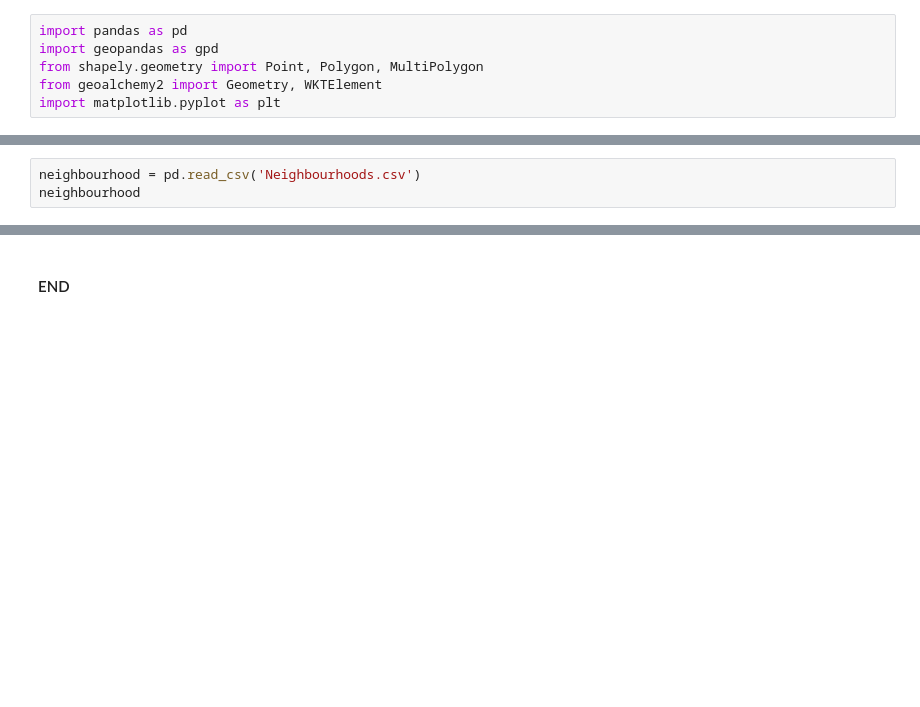
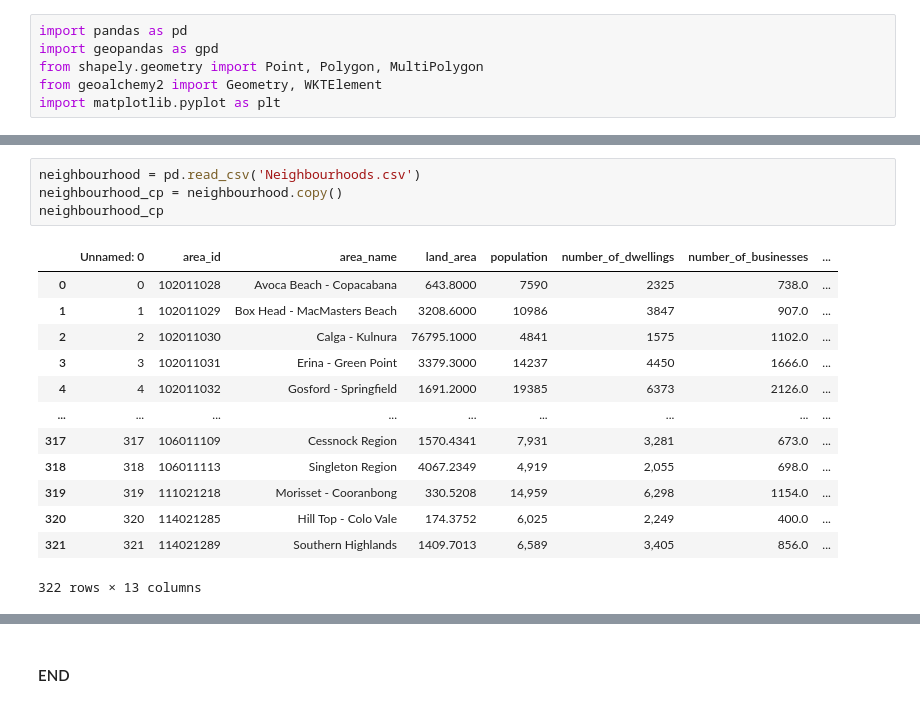
Before and after one commit to R-Tausif/Data2001, a Jupyter notebook: Project.ipynb, the cells around one changed output, grey strips where cells are left out. Cells and saved outputs as stored; diff of their text form; blank space fills up the shorter version.

```diff
--- a/Project.ipynb
+++ b/Project.ipynb
@@ -42,5 +124,20 @@ business_stats
 # %%
 neighbourhood = pd.read_csv('Neighbourhoods.csv')
-neighbourhood
+neighbourhood_cp = neighbourhood.copy()
+neighbourhood_cp
+# %% [output]
+|  | Unnamed: 0 | area_id | area_name | land_area | population | number_of_dwellings | number_of_businesses | ... |
+| 0 | 0 | 102011028 | Avoca Beach - Copacabana | 643.8000 | 7590 | 2325 | 738.0 | ... |
+| 1 | 1 | 102011029 | Box Head - MacMasters Beach | 3208.6000 | 10986 | 3847 | 907.0 | ... |
+| 2 | 2 | 102011030 | Calga - Kulnura | 76795.1000 | 4841 | 1575 | 1102.0 | ... |
+| 3 | 3 | 102011031 | Erina - Green Point | 3379.3000 | 14237 | 4450 | 1666.0 | ... |
+| 4 | 4 | 102011032 | Gosford - Springfield | 1691.2000 | 19385 | 6373 | 2126.0 | ... |
+| ... | ... | ... | ... | ... | ... | ... | ... | ... |
+| 317 | 317 | 106011109 | Cessnock Region | 1570.4341 | 7,931 | 3,281 | 673.0 | ... |
+| 318 | 318 | 106011113 | Singleton Region | 4067.2349 | 4,919 | 2,055 | 698.0 | ... |
+| 319 | 319 | 111021218 | Morisset - Cooranbong | 330.5208 | 14,959 | 6,298 | 1154.0 | ... |
+| 320 | 320 | 114021285 | Hill Top - Colo Vale | 174.3752 | 6,025 | 2,249 | 400.0 | ... |
+| 321 | 321 | 114021289 | Southern Highlands | 1409.7013 | 6,589 | 3,405 | 856.0 | ... |
+322 rows × 13 columns
 # %%
 sa2_shape = gpd.read_file("SA2_2016_AUST/SA2_2016_AUST.shp")
```
Also changed, not shown: parts of 10 cells of this notebook, 1 other file.
